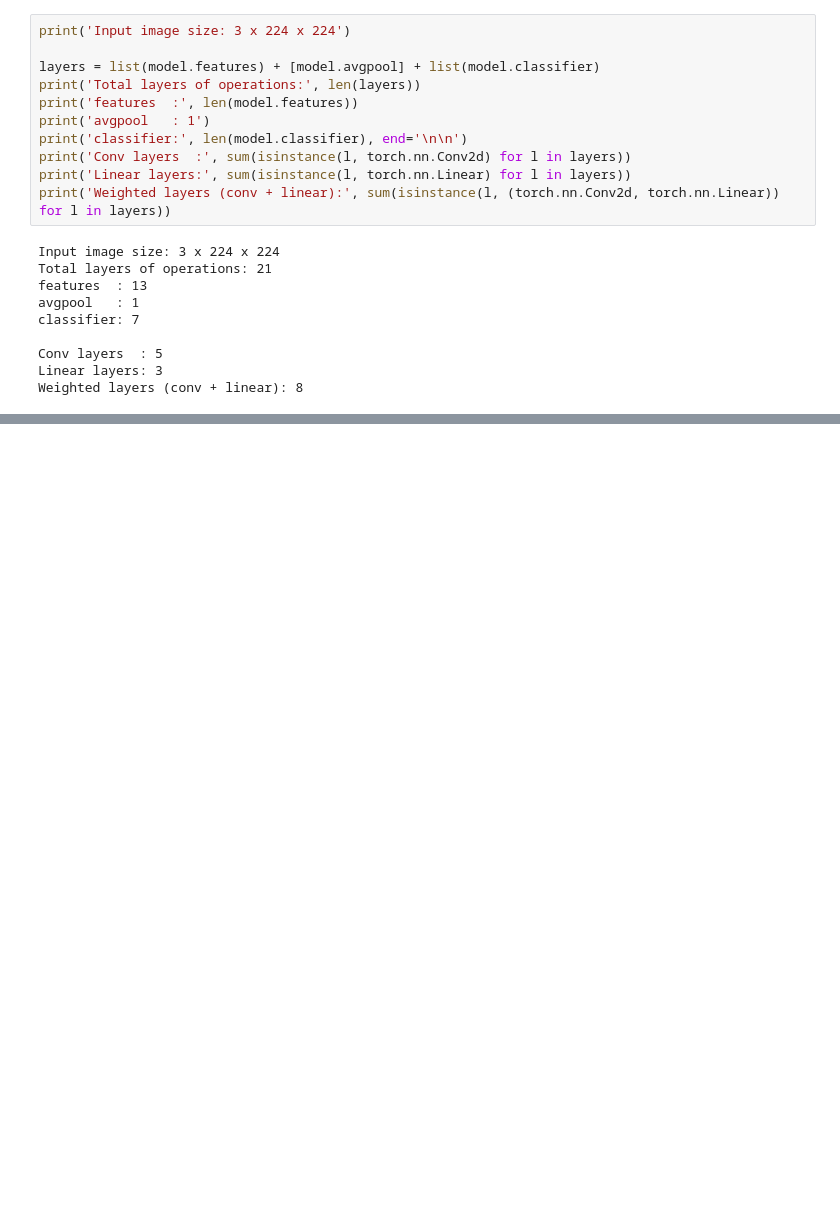
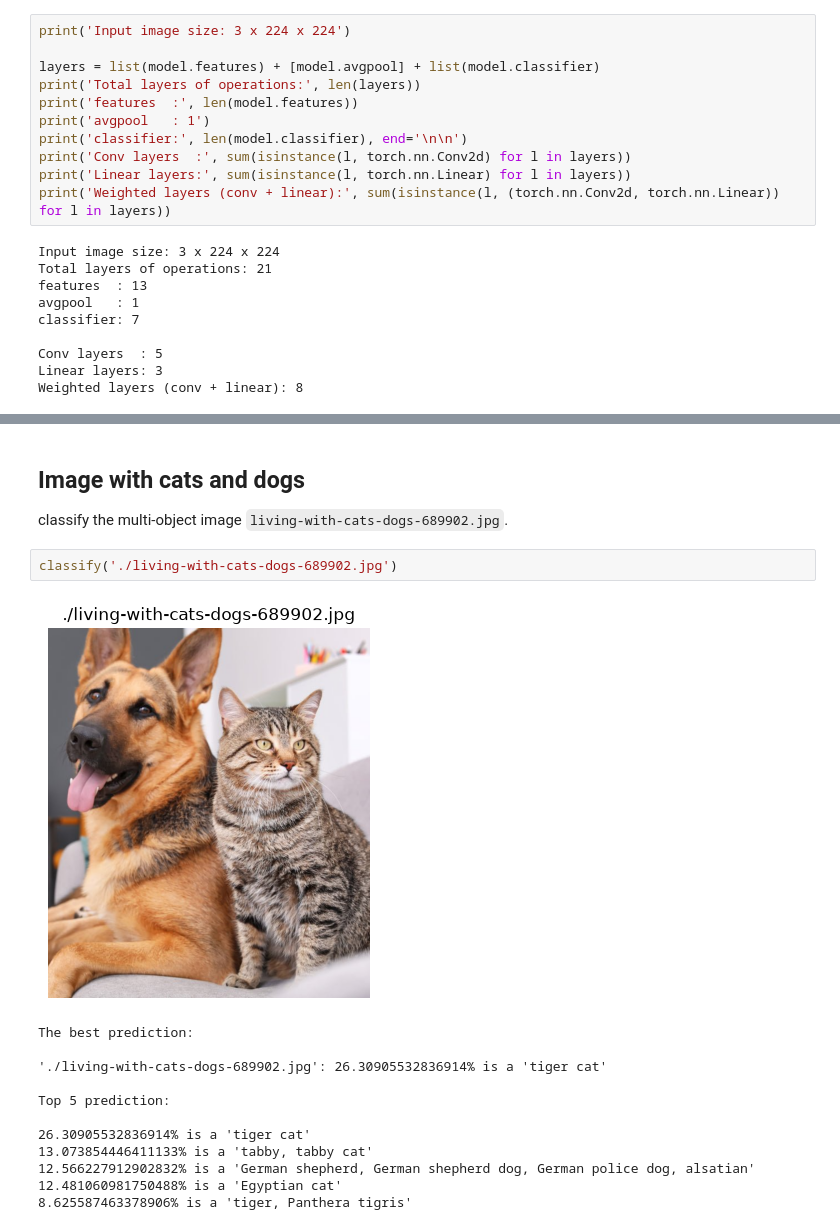
Before and after one commit to hamidurrk/LUT_exercises, a Jupyter notebook: AI_ML/FAIML_E5/Simple_CNN.ipynb, the cells around one changed output, grey strips where cells are left out. Drawn from its saved outputs; the diff is of its cells as text; blank space fills up the shorter version.

```diff
--- a/AI_ML/FAIML_E5/Simple_CNN.ipynb
+++ b/AI_ML/FAIML_E5/Simple_CNN.ipynb
@@ -234,0 +288,18 @@ Weighted layers (conv + linear): 8
+# %% [markdown]
+## Image with cats and dogs
+classify the multi-object image `living-with-cats-dogs-689902.jpg`.
+# %%
+classify('./living-with-cats-dogs-689902.jpg')
+# %% [output]
+[figure, added]
+The best prediction:
+
+'./living-with-cats-dogs-689902.jpg': 26.30905532836914% is a 'tiger cat'
+
+Top 5 prediction:
+
+26.30905532836914% is a 'tiger cat'
+13.073854446411133% is a 'tabby, tabby cat'
+12.566227912902832% is a 'German shepherd, German shepherd dog, German police dog, alsatian'
+12.481060981750488% is a 'Egyptian cat'
+8.625587463378906% is a 'tiger, Panthera tigris'
```
Also changed, not shown: parts of 3 cells of this notebook, 1 other file.
